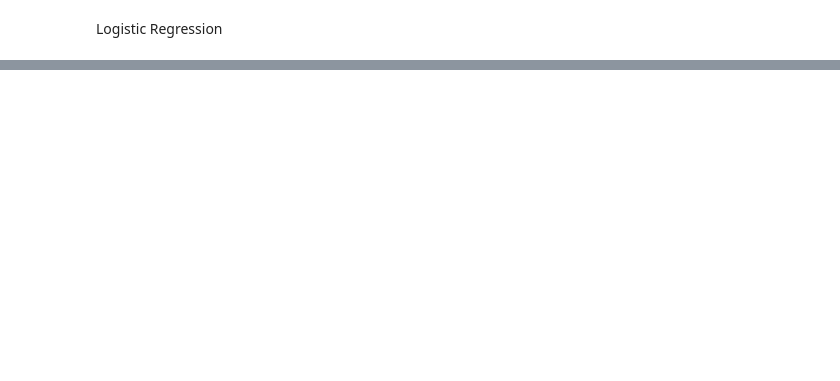
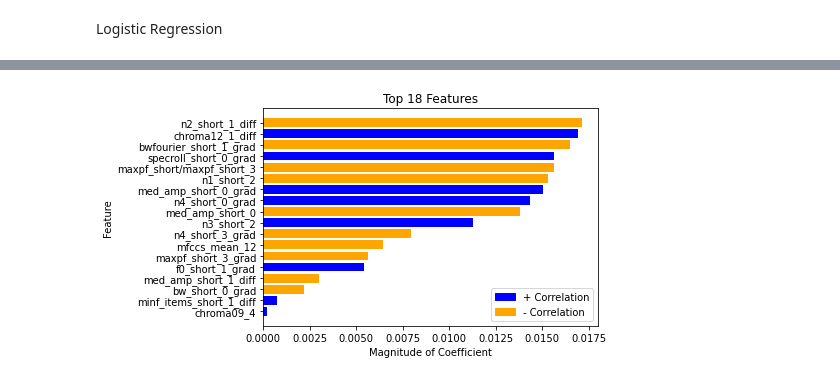
Before and after one commit to dannykaplunski/EmotionsAcrossLangsStatisticalLearning, a Jupyter notebook: logistic_regression.ipynb, the cells around one changed output, grey strips where cells are left out. Saved outputs shown, nothing was run; the diff lists cells and outputs as text; code cells hidden in the pictures; blank space fills up the shorter version.

```diff
--- a/logistic_regression.ipynb
+++ b/logistic_regression.ipynb
@@ -108 +181,20 @@ plt.show()
+# %%
+#look at just the top few of them to get their distribution
+numtop = 18
+coef_sorted = coef_sorted.iloc[::-1]
+
+colors = ['blue' if val >= 0 else 'orange' for val in coef_sorted[1]]
+plt.barh(coef_sorted[0][0:numtop], coef_sorted['Abs_Coef'][0:numtop], color=colors)
+
+plt.ylabel('Feature')
+plt.xlabel('Magnitude of Coefficient')
+plt.title('Top ' + str(numtop) + ' Features')
+
+legend_labels = [Patch(color='blue', label='+ Correlation'),
+                 Patch(color='orange', label='- Correlation')]
+plt.legend(handles=legend_labels)
+
+plt.show()
+# %% [output]
+[figure, added]
 # %%
```
Also changed, not shown: parts of 19 cells of this notebook.
